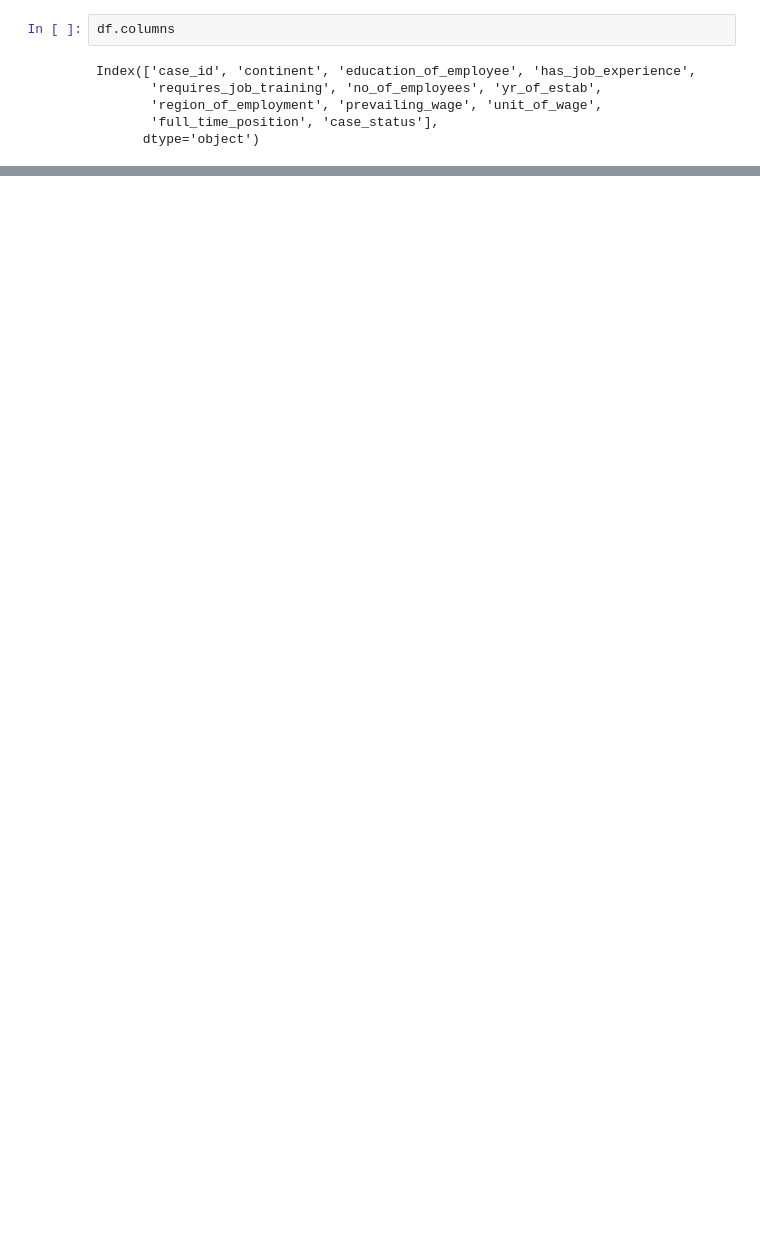
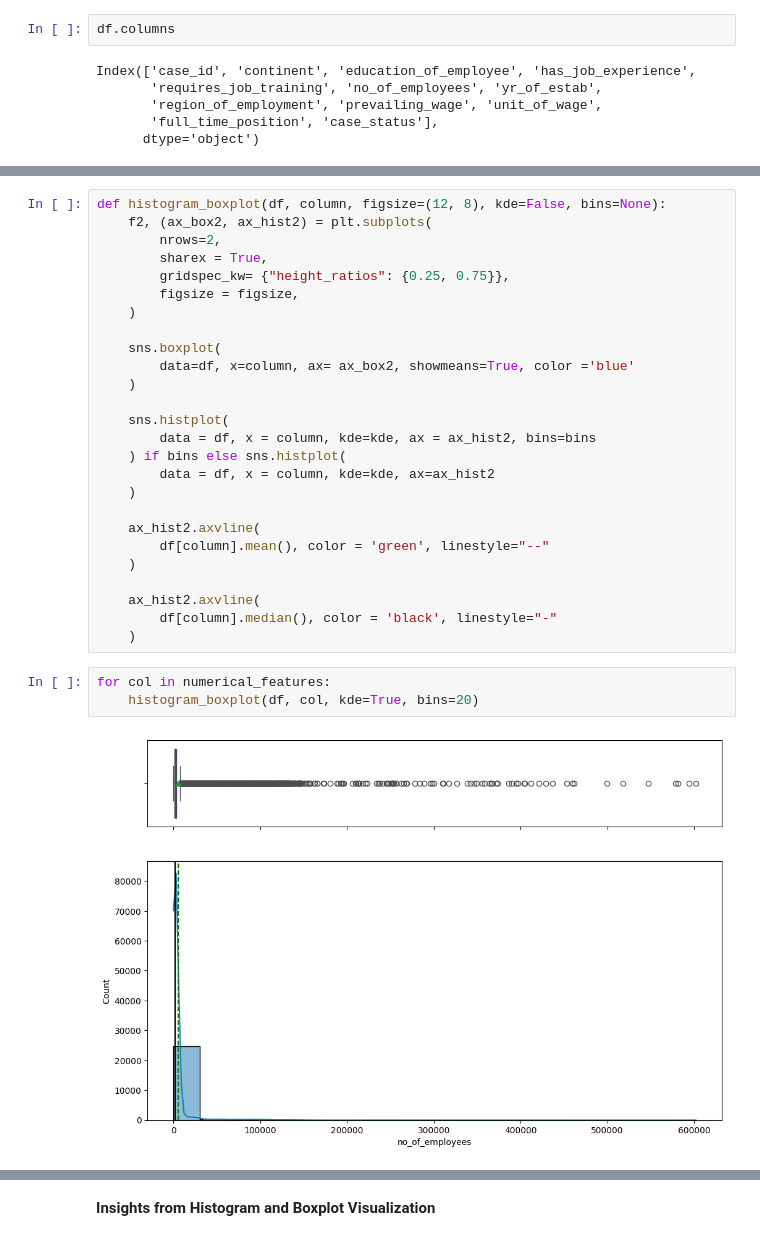
Before and after one commit to KudoroEsther/Files_Backend, a Jupyter notebook: Training_a_Model/Visa_EDA.ipynb, the cells around one changed output, grey strips where cells are left out. Drawn from its saved outputs; the diff is of its cells as text; blank space fills up the shorter version.

```diff
--- a/Training_a_Model/Visa_EDA.ipynb
+++ b/Training_a_Model/Visa_EDA.ipynb
@@ -94,0 +279,31 @@ Index(['case_id', 'continent', 'education_of_employee', 'has_job_experience',
+# %%
+def histogram_boxplot(df, column, figsize=(12, 8), kde=False, bins=None):
+    f2, (ax_box2, ax_hist2) = plt.subplots(
+        nrows=2,
+        sharex = True,
+        gridspec_kw= {"height_ratios": {0.25, 0.75}},
+        figsize = figsize,
+    )
+
+    sns.boxplot(
+        data=df, x=column, ax= ax_box2, showmeans=True, color ='blue'
+    )
+
+    sns.histplot(
+        data = df, x = column, kde=kde, ax = ax_hist2, bins=bins
+    ) if bins else sns.histplot(
+        data = df, x = column, kde=kde, ax=ax_hist2
+    )
+
+    ax_hist2.axvline(
+        df[column].mean(), color = 'green', linestyle="--"
+    )
+
+    ax_hist2.axvline(
+        df[column].median(), color = 'black', linestyle="-"
+    )
+# %%
+for col in numerical_features:
+    histogram_boxplot(df, col, kde=True, bins=20)
+# %% [output]
+[figure, added]
@@ -94,0 +312,3 @@ Index(['case_id', 'continent', 'education_of_employee', 'has_job_experience',
+# %% [markdown]
+**Insights from Histogram and Boxplot Visualization**
+<br>
```
Also changed, not shown: parts of 23 cells of this notebook, 1 other file.
